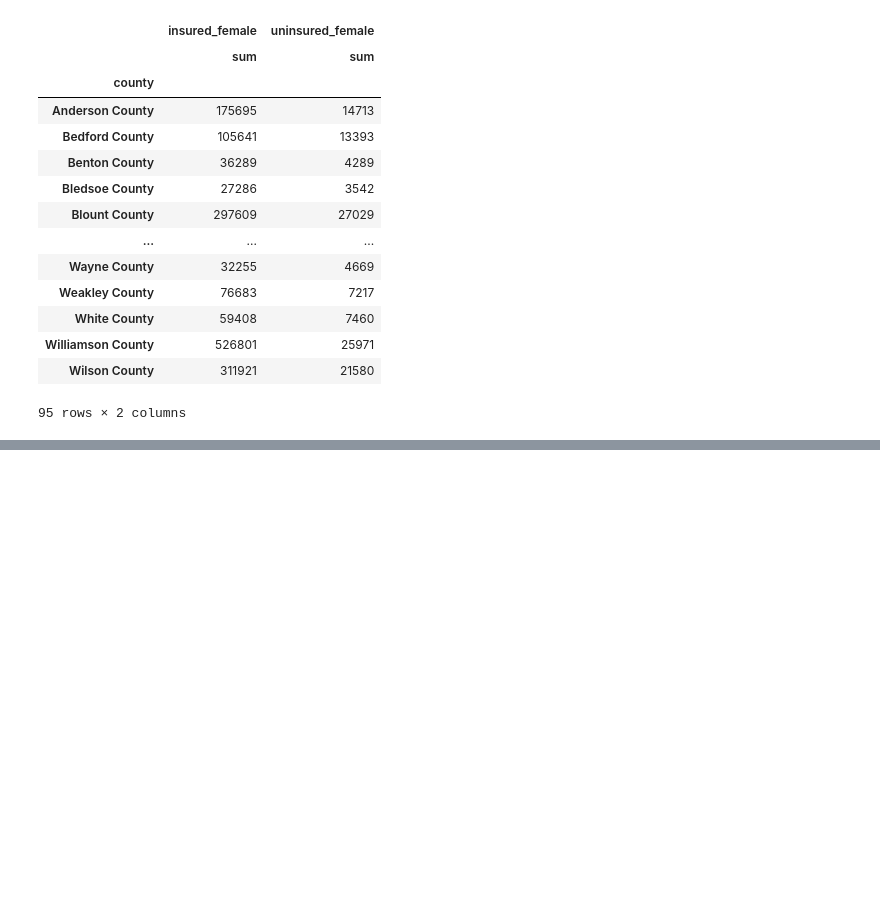
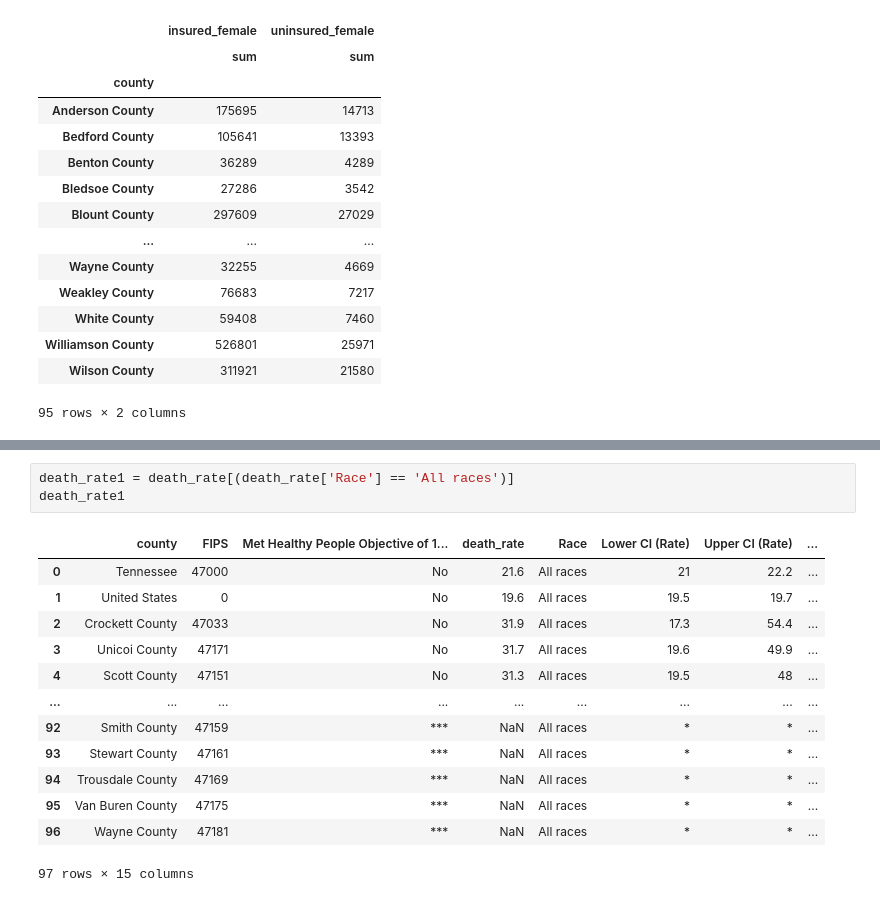
Before and after one commit to tigerbelle07/Capstone, a Jupyter notebook: notebooks/BC_Cap_v2.ipynb, the cells around one changed output, grey strips where cells are left out. Saved outputs shown, nothing was run; the diff lists cells and outputs as text; blank space fills up the shorter version.

```diff
--- a/notebooks/BC_Cap_v2.ipynb
+++ b/notebooks/BC_Cap_v2.ipynb
@@ -192,0 +244,17 @@ insurance
+# %%
+death_rate1 = death_rate[(death_rate['Race'] == 'All races')]
+death_rate1
+# %% [output]
+|  | county | FIPS | Met Healthy People Objective of 1... | death_rate | Race | Lower CI (Rate) | Upper CI (Rate) | ... |
+| 0 | Tennessee | 47000 | No | 21.6 | All races | 21 | 22.2 | ... |
+| 1 | United States | 0 | No | 19.6 | All races | 19.5 | 19.7 | ... |
+| 2 | Crockett County | 47033 | No | 31.9 | All races | 17.3 | 54.4 | ... |
+| 3 | Unicoi County | 47171 | No | 31.7 | All races | 19.6 | 49.9 | ... |
+| 4 | Scott County | 47151 | No | 31.3 | All races | 19.5 | 48 | ... |
+| ... | ... | ... | ... | ... | ... | ... | ... | ... |
+| 92 | Smith County | 47159 | *** | NaN | All races | * | * | ... |
+| 93 | Stewart County | 47161 | *** | NaN | All races | * | * | ... |
+| 94 | Trousdale County | 47169 | *** | NaN | All races | * | * | ... |
+| 95 | Van Buren County | 47175 | *** | NaN | All races | * | * | ... |
+| 96 | Wayne County | 47181 | *** | NaN | All races | * | * | ... |
+97 rows × 15 columns
```
Also changed, not shown: parts of 9 cells of this notebook.
